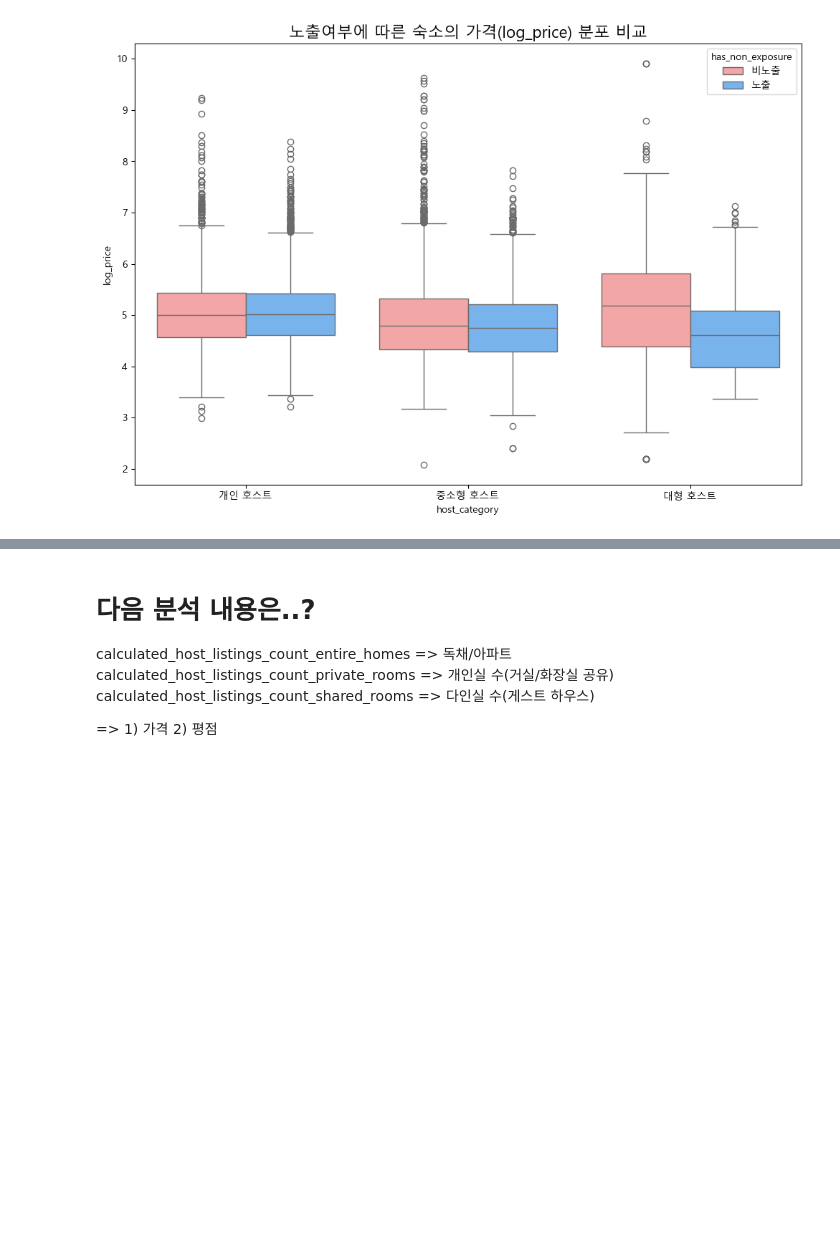
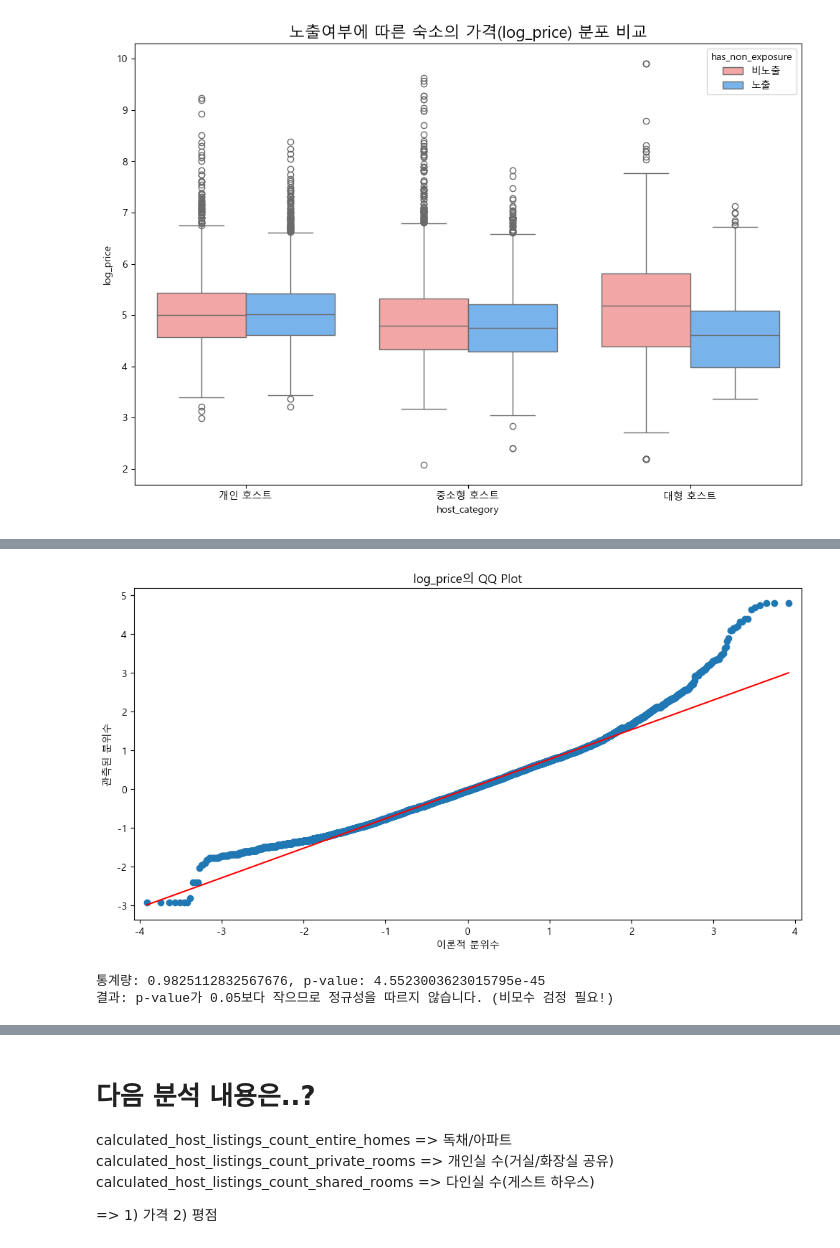
Before and after one commit to sybeom528/airbnb_price_prediction, a Jupyter notebook: notebooks/260304_khe.ipynb, the cells around one changed output, grey strips where cells are left out. Drawn from its saved outputs; the diff is of its cells as text; code cells hidden in the pictures; blank space fills up the shorter version.

```diff
--- a/notebooks/260304_khe.ipynb
+++ b/notebooks/260304_khe.ipynb
@@ -371,0 +206,8 @@ H-통계량: 660.5248, p-value: 1.680696615089698e-140
+# %%
+import statsmodels.formula.api as smf
+import statsmodels.api as sm
+
+model = smf.ols('log_price ~ host_category * has_non_exposure', data=df_cleaned_copy).fit()
+anova_table = sm.stats.anova_lm(model, typ=2)
+
+print(anova_table)
@@ -371,0 +226,25 @@ H-통계량: 660.5248, p-value: 1.680696615089698e-140
+# %%
+#정규성 분석 - QQ plot
+ # 실무에서는 모델의 잔차를 이용해서 QQ plot을 많이 그린다고 함.
+ # resid: 모델의 잔차(residuals)는 실제 관측값과 모델이 예측한 값의 차이를 나타내는 값
+        # 잔차: 모델이 데이터를 얼마나 잘 설명하는지를 평가하는데 사용 > 정규분포 따름 = 모델이 데이터에 잘 맞다고 할 수 있음.
+QQ_plot = sm.qqplot(model.resid, line='s')
+plt.title('log_price의 QQ Plot')
+plt.xlabel('이론적 분위수')
+plt.ylabel('관측된 분위수')
+plt.show()
+# %% [output]
+[figure, added]
+# %%
+# 정규성 분석 - Shapiro-Wilk 검정
+s_stat_shapiro, p_value_shapiro = stats.shapiro(model.resid)
+
+print(f"통계량: {s_stat_shapiro}, p-value: {p_value_shapiro}")
+
+if p_value_shapiro < 0.05:
+    print("결과: p-value가 0.05보다 작으므로 정규성을 따르지 않습니다. (비모수 검정 필요!)")
+else:
+    print("결과: 정규성을 따릅니다.")
+# %% [output]
+통계량: 0.9825112832567676, p-value: 4.5523003623015795e-45
+결과: p-value가 0.05보다 작으므로 정규성을 따르지 않습니다. (비모수 검정 필요!)
```
Also changed, not shown: parts of 13 cells of this notebook.
